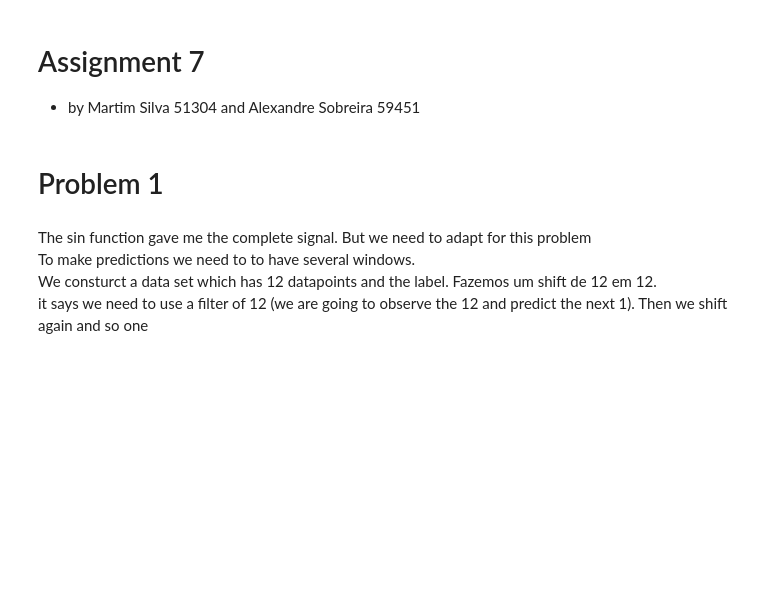
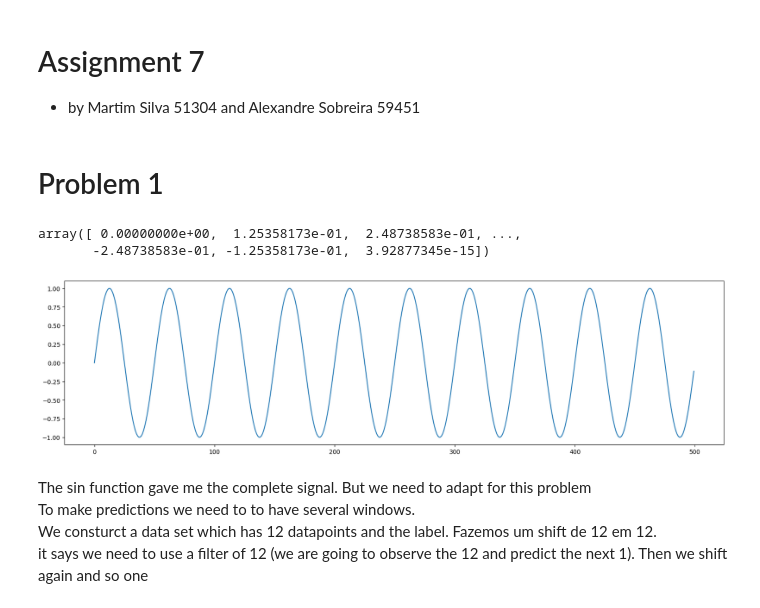
Before and after one commit to ASobreira/Advanced-Machine-Learning, a Jupyter notebook: Assignments/Assignment7/assignment07.ipynb, the cells around one changed output. Saved outputs shown, nothing was run; the diff lists cells and outputs as text; code cells hidden in the pictures; blank space fills up the shorter version.

Commit message:
plots added, code complete

```diff
--- a/Assignments/Assignment7/assignment07.ipynb
+++ b/Assignments/Assignment7/assignment07.ipynb
@@ -95,14 +179,12 @@ data                                                                         #it
                                                                             #and I apply the sin...
                                                                             #
                                                                             # # lets add the lag
-
-
-## Adapt Data for Time series
-X, y = [], []
-for i in range(lag, data.shape[0]-1):
-    X.append(data[i-lag:i]) # we getting 12 sample. My x will have 4000 samples each with 12 instances
-    y.append(data[i])
-
-
-X = np.array(X)
-y = np.array(y)
+# %% [output]
+array([ 0.00000000e+00,  1.25358173e-01,  2.48738583e-01, ...,
+       -2.48738583e-01, -1.25358173e-01,  3.92877345e-15])
+# %%
+fig = plt.figure(figsize=(20,5))
+plt.plot(data[0:500])
+plt.show()
+# %% [output]
+[figure, added]
```
Also changed, not shown: parts of 17 cells of this notebook.
